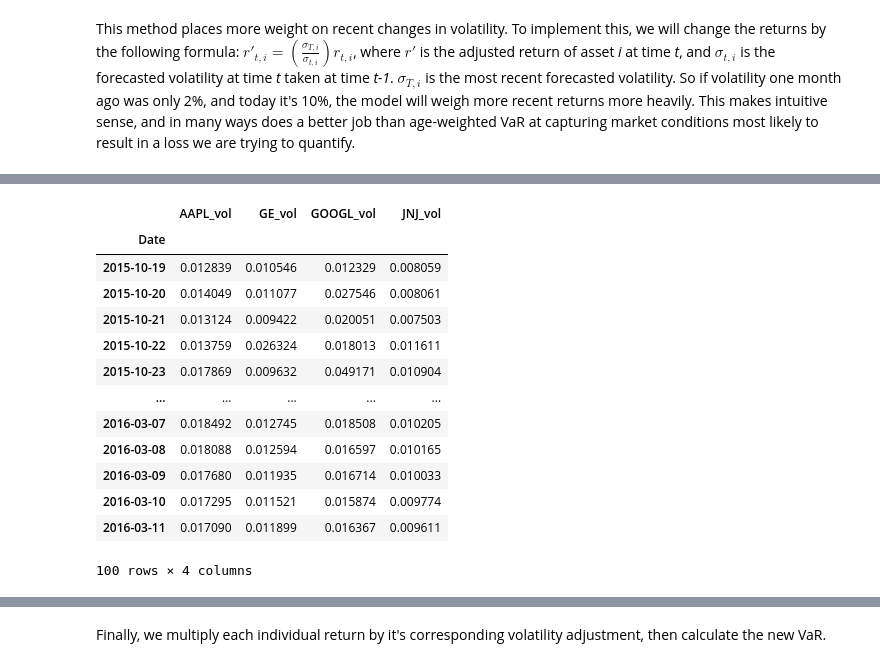
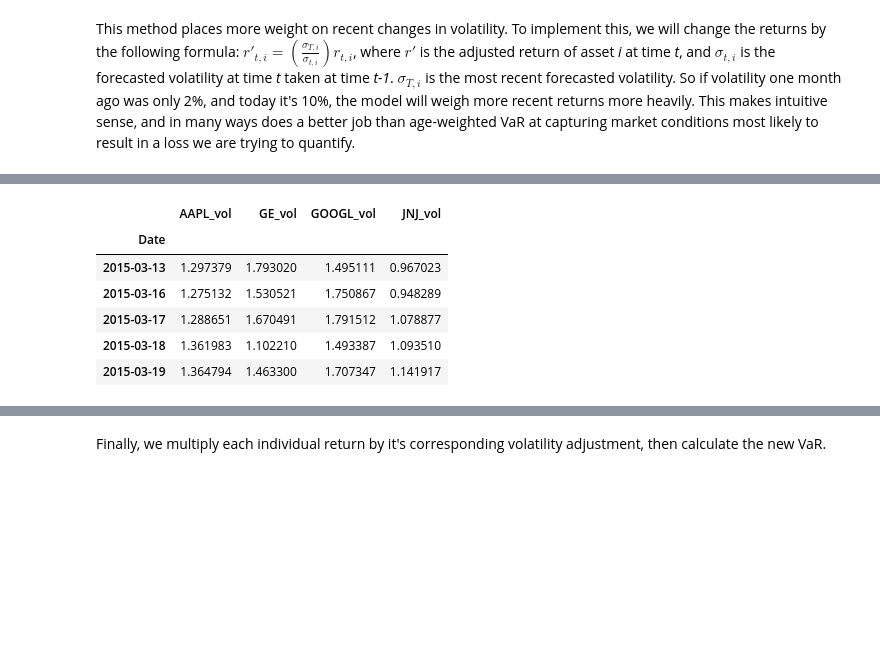
Before and after one commit to matthew-e-thomas/financial-analysis, a Jupyter notebook: Filtered_Historical_VaR.ipynb, the cells around one changed output, grey strips where cells are left out. Drawn from its saved outputs; the diff is of its cells as text; code cells hidden in the pictures; blank space fills up the shorter version.

```diff
--- a/Filtered_Historical_VaR.ipynb
+++ b/Filtered_Historical_VaR.ipynb
@@ -298,19 +281,10 @@ vols2 = vols2.astype('float')
-# %%
-vols2 = vols2 / 10000 #adjust them back down
-vols2 = np.sqrt(vols2) #turn from variance to volatility
-vols2
-# %% [output]
-|  | AAPL_vol | GE_vol | GOOGL_vol | JNJ_vol |
-| Date |  |  |  |  |
-| 2015-10-19 | 0.012839 | 0.010546 | 0.012329 | 0.008059 |
-| 2015-10-20 | 0.014049 | 0.011077 | 0.027546 | 0.008061 |
-| 2015-10-21 | 0.013124 | 0.009422 | 0.020051 | 0.007503 |
-| 2015-10-22 | 0.013759 | 0.026324 | 0.018013 | 0.011611 |
-| 2015-10-23 | 0.017869 | 0.009632 | 0.049171 | 0.010904 |
-| ... | ... | ... | ... | ... |
-| 2016-03-07 | 0.018492 | 0.012745 | 0.018508 | 0.010205 |
-| 2016-03-08 | 0.018088 | 0.012594 | 0.016597 | 0.010165 |
-| 2016-03-09 | 0.017680 | 0.011935 | 0.016714 | 0.010033 |
-| 2016-03-10 | 0.017295 | 0.011521 | 0.015874 | 0.009774 |
-| 2016-03-11 | 0.017090 | 0.011899 | 0.016367 | 0.009611 |
-100 rows × 4 columns
+# %%
+vols.head()
+# %% [output]
+|  | AAPL_vol | GE_vol | GOOGL_vol | JNJ_vol |
+| Date |  |  |  |  |
+| 2015-03-13 | 1.297379 | 1.793020 | 1.495111 | 0.967023 |
+| 2015-03-16 | 1.275132 | 1.530521 | 1.750867 | 0.948289 |
+| 2015-03-17 | 1.288651 | 1.670491 | 1.791512 | 1.078877 |
+| 2015-03-18 | 1.361983 | 1.102210 | 1.493387 | 1.093510 |
+| 2015-03-19 | 1.364794 | 1.463300 | 1.707347 | 1.141917 |
```
Also changed, not shown: parts of 38 cells of this notebook.
